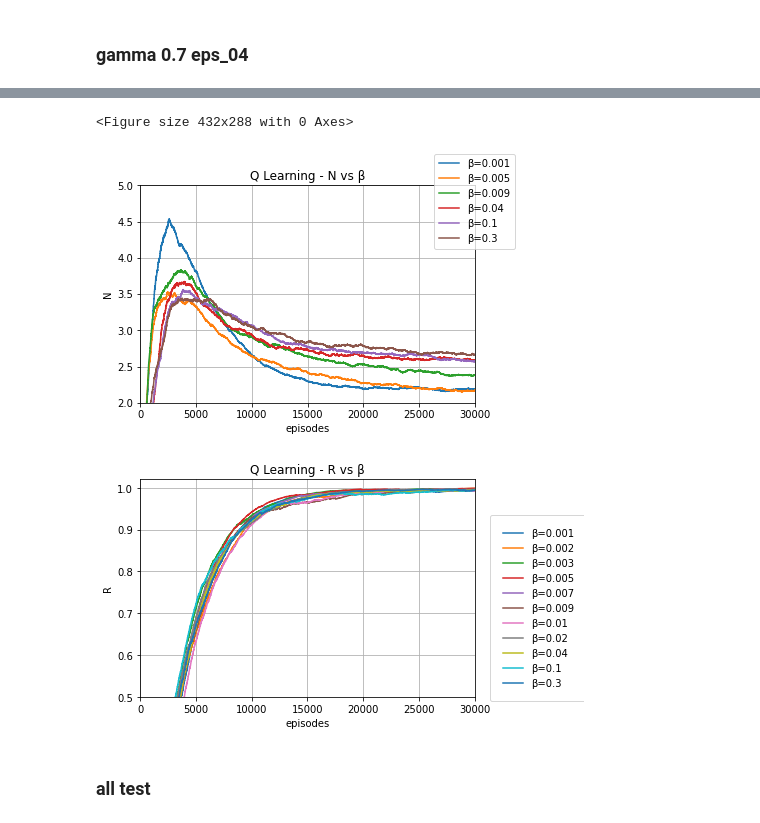
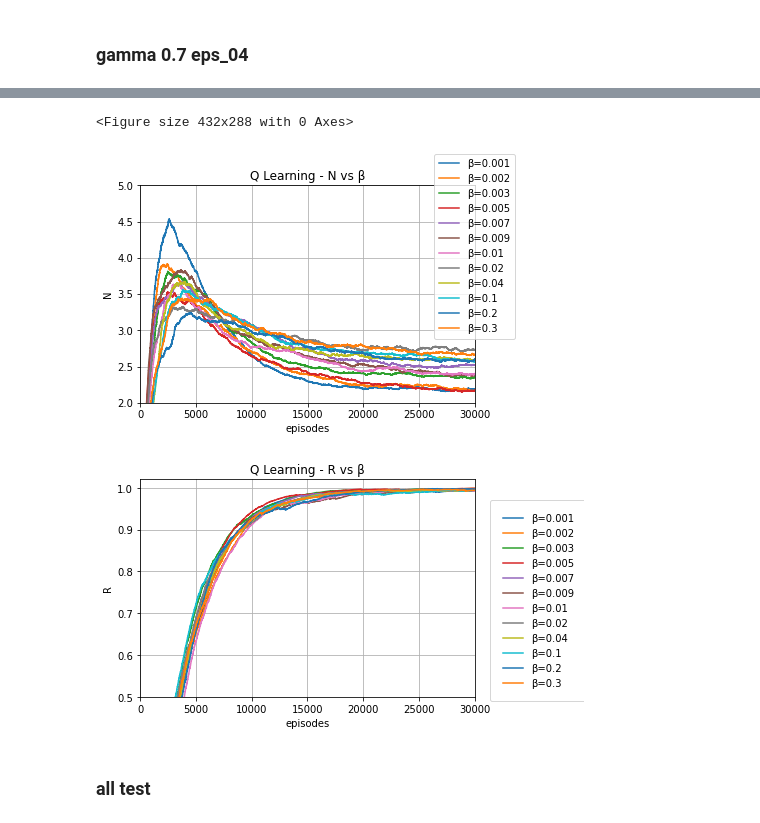
Before and after one commit to JunTu-XD/RL-Checkmate, a Jupyter notebook: data/plotting2.ipynb, the cells around one changed output, grey strips where cells are left out. Saved outputs shown, nothing was run; the diff lists cells and outputs as text; code cells hidden in the pictures.

```diff
--- a/data/plotting2.ipynb
+++ b/data/plotting2.ipynb
@@ -185,6 +185,17 @@ from data_gamma_07_eps_04_beta_30000 import *
 (b_30000_g_07_q_x_val, b_30000_g_07_q_r_val) = (gamma_07_eps_04_beta_30000_Q_Learning_x_axis, gamma_07_eps_04_beta_30000_Q_Learning_avg_R)
 (_, b_30000_g_07_s_n_val) = (gamma_07_eps_04_beta_30000_SARSA_x_axis, gamma_07_eps_04_beta_30000_SARSA_avg_N)
 (_, b_30000_g_07_q_n_val) = (gamma_07_eps_04_beta_30000_Q_Learning_x_axis, gamma_07_eps_04_beta_30000_Q_Learning_avg_N)
+
+from data_gamma_07_eps_04_beta_20000 import *
+(b_20000_g_07_s_x_ema, b_20000_g_07_s_r_ema) = EMA(gamma_07_eps_04_beta_20000_SARSA_x_training_seq, gamma_07_eps_04_beta_20000_SARSA_R_training_seq)
+(b_20000_g_07_q_x_ema, b_20000_g_07_q_r_ema) = EMA(gamma_07_eps_04_beta_20000_Q_Learning_x_training_seq, gamma_07_eps_04_beta_20000_Q_Learning_R_training_seq)
+(_, b_20000_g_07_s_n_ema) = EMA(gamma_07_eps_04_beta_20000_SARSA_x_training_seq, gamma_07_eps_04_beta_20000_SARSA_N_training_seq)
+(_, b_20000_g_07_q_n_ema) = EMA(gamma_07_eps_04_beta_20000_Q_Learning_x_training_seq, gamma_07_eps_04_beta_20000_Q_Learning_N_training_seq)
+
+(b_20000_g_07_s_x_val, b_20000_g_07_s_r_val) = (gamma_07_eps_04_beta_20000_SARSA_x_axis, gamma_07_eps_04_beta_20000_SARSA_avg_R)
+(b_20000_g_07_q_x_val, b_20000_g_07_q_r_val) = (gamma_07_eps_04_beta_20000_Q_Learning_x_axis, gamma_07_eps_04_beta_20000_Q_Learning_avg_R)
+(_, b_20000_g_07_s_n_val) = (gamma_07_eps_04_beta_20000_SARSA_x_axis, gamma_07_eps_04_beta_20000_SARSA_avg_N)
+(_, b_20000_g_07_q_n_val) = (gamma_07_eps_04_beta_20000_Q_Learning_x_axis, gamma_07_eps_04_beta_20000_Q_Learning_avg_N)
 # %% [markdown]
 ### eps 0.4, beta 0.00005
 # %%
@@ -397,15 +410,16 @@ plt.title("Q Learning - N vs β")
 ax.set_xlabel("episodes")
 ax.set_ylabel("N")
 ax.plot(b_00100_g_07_q_x_ema, b_00100_g_07_q_n_ema, label="β=0.001")
-# ax.plot(b_00200_g_07_q_x_ema, b_00200_g_07_q_n_ema, label="β=0.002")
-# ax.plot(b_00300_g_07_q_x_ema, b_00300_g_07_q_n_ema, label="β=0.003")
+ax.plot(b_00200_g_07_q_x_ema, b_00200_g_07_q_n_ema, label="β=0.002")
+ax.plot(b_00300_g_07_q_x_ema, b_00300_g_07_q_n_ema, label="β=0.003")
 ax.plot(b_00500_g_07_q_x_ema, b_00500_g_07_q_n_ema, label="β=0.005")
-# ax.plot(b_00700_g_07_q_x_ema, b_00700_g_07_q_n_ema, label="β=0.007")
+ax.plot(b_00700_g_07_q_x_ema, b_00700_g_07_q_n_ema, label="β=0.007")
 ax.plot(b_00900_g_07_q_x_ema, b_00900_g_07_q_n_ema, label="β=0.009")
-# ax.plot(b_01000_g_07_q_x_ema, b_01000_g_07_q_n_ema, label="β=0.01")
-# ax.plot(b_02000_g_07_q_x_ema, b_02000_g_07_q_n_ema, label="β=0.02")
+ax.plot(b_01000_g_07_q_x_ema, b_01000_g_07_q_n_ema, label="β=0.01")
+ax.plot(b_02000_g_07_q_x_ema, b_02000_g_07_q_n_ema, label="β=0.02")
 ax.plot(b_04000_g_07_q_x_ema, b_04000_g_07_q_n_ema, label="β=0.04")
 ax.plot(b_10000_g_07_q_x_ema, b_10000_g_07_q_n_ema, label="β=0.1")
+ax.plot(b_20000_g_07_q_x_ema, b_20000_g_07_q_n_ema, label="β=0.2")
 ax.plot(b_30000_g_07_q_x_ema, b_30000_g_07_q_n_ema, label="β=0.3")
 ax.set_xlim((0, 30000))
 ax.set_ylim((2, 5))
@@ -427,35 +441,36 @@ ax.grid("on")
 lgd = fig.legend(loc="upper right", borderpad=0.5)
 text = fig.text(-0.2,1.05, "", transform=ax.transAxes)
 fig.savefig("Q-beta_N.jpg",bbox_extra_artists=(lgd,text), dpi=100)
 plt.show()
 
 fig2, ax2  = plt.subplots()
 plt.title("Q Learning - R vs β")
 ax2.set_xlabel("episodes")
 ax2.set_ylabel("R")
 
 ax2.plot(b_00100_g_07_q_x_ema, b_00100_g_07_q_r_ema, label="β=0.001")
 ax2.plot(b_00200_g_07_q_x_ema, b_00200_g_07_q_r_ema, label="β=0.002")
 ax2.plot(b_00300_g_07_q_x_ema, b_00300_g_07_q_r_ema, label="β=0.003")
 ax2.plot(b_00500_g_07_q_x_ema, b_00500_g_07_q_r_ema, label="β=0.005")
 ax2.plot(b_00700_g_07_q_x_ema, b_00700_g_07_q_r_ema, label="β=0.007")
 ax2.plot(b_00900_g_07_q_x_ema, b_00900_g_07_q_r_ema, label="β=0.009")
 ax2.plot(b_01000_g_07_q_x_ema, b_01000_g_07_q_r_ema, label="β=0.01")
 ax2.plot(b_02000_g_07_q_x_ema, b_02000_g_07_q_r_ema, label="β=0.02")
 ax2.plot(b_04000_g_07_q_x_ema, b_04000_g_07_q_r_ema, label="β=0.04")
 ax2.plot(b_10000_g_07_q_x_ema, b_10000_g_07_q_r_ema, label="β=0.1")
+ax2.plot(b_20000_g_07_q_x_ema, b_20000_g_07_q_r_ema, label="β=0.2")
 ax2.plot(b_30000_g_07_q_x_ema, b_30000_g_07_q_r_ema, label="β=0.3")
 ax2.set_xlim((0, 30000))
 ax2.set_ylim((0.5, 1.02))
 ax2.grid("on")
 lgd = fig2.legend(loc=loc, bbox_to_anchor=bbox_to_anchor, borderpad=1.3)
 text = fig2.text(-0.2,1.05, "", transform=ax.transAxes)
 plt.show()
 fig2.savefig("Q-beta_R.jpg", bbox_extra_artists=(lgd,text), bbox_inches='tight', dpi=100)
 # %% [output]
 <Figure size 432x288 with 0 Axes>
-[figure, old version]
+[figure, new version]
-[figure, old version]
+[figure, new version]
 # %% [markdown]
 ### all test
 # %%
```
Also changed, not shown: parts of 2 cells of this notebook.
